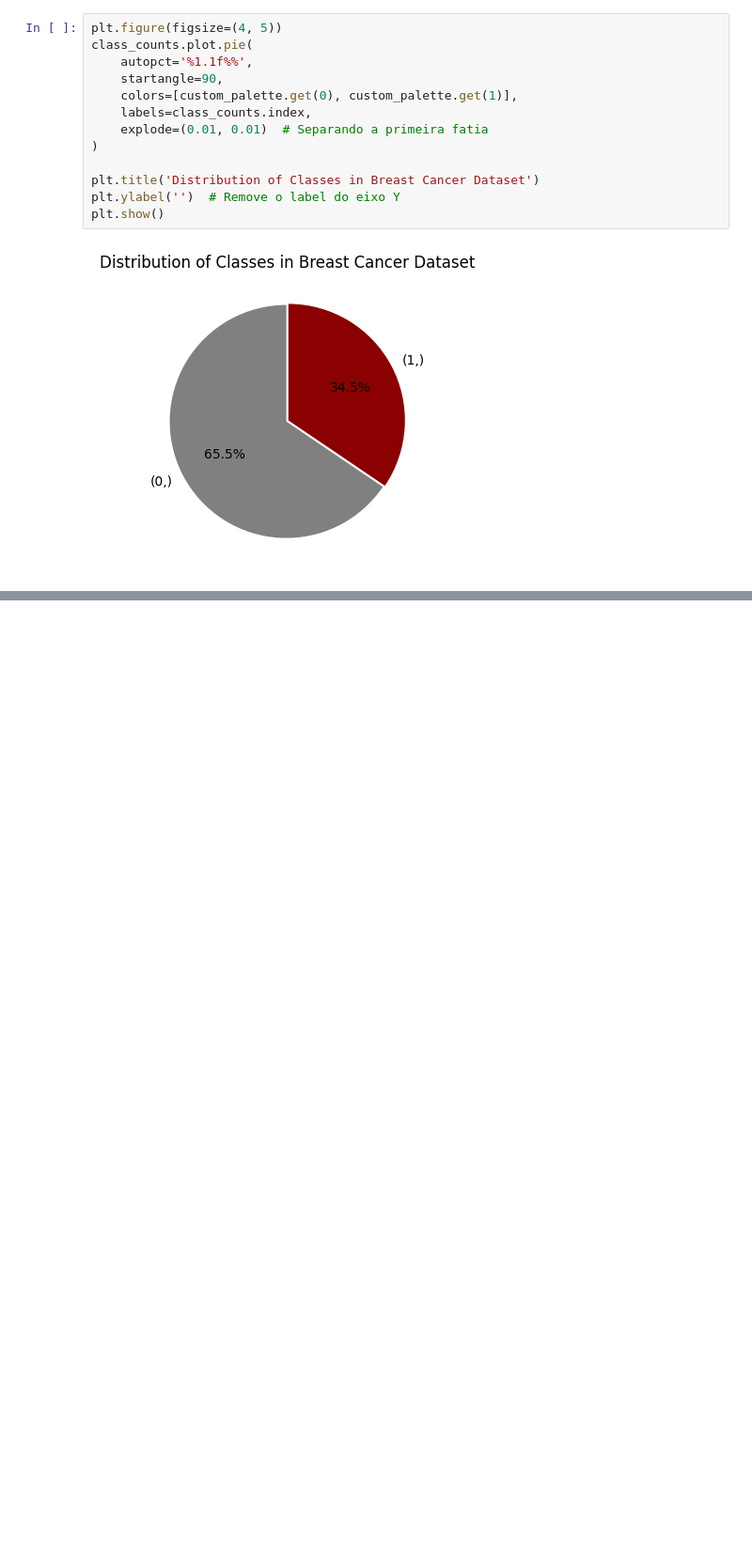
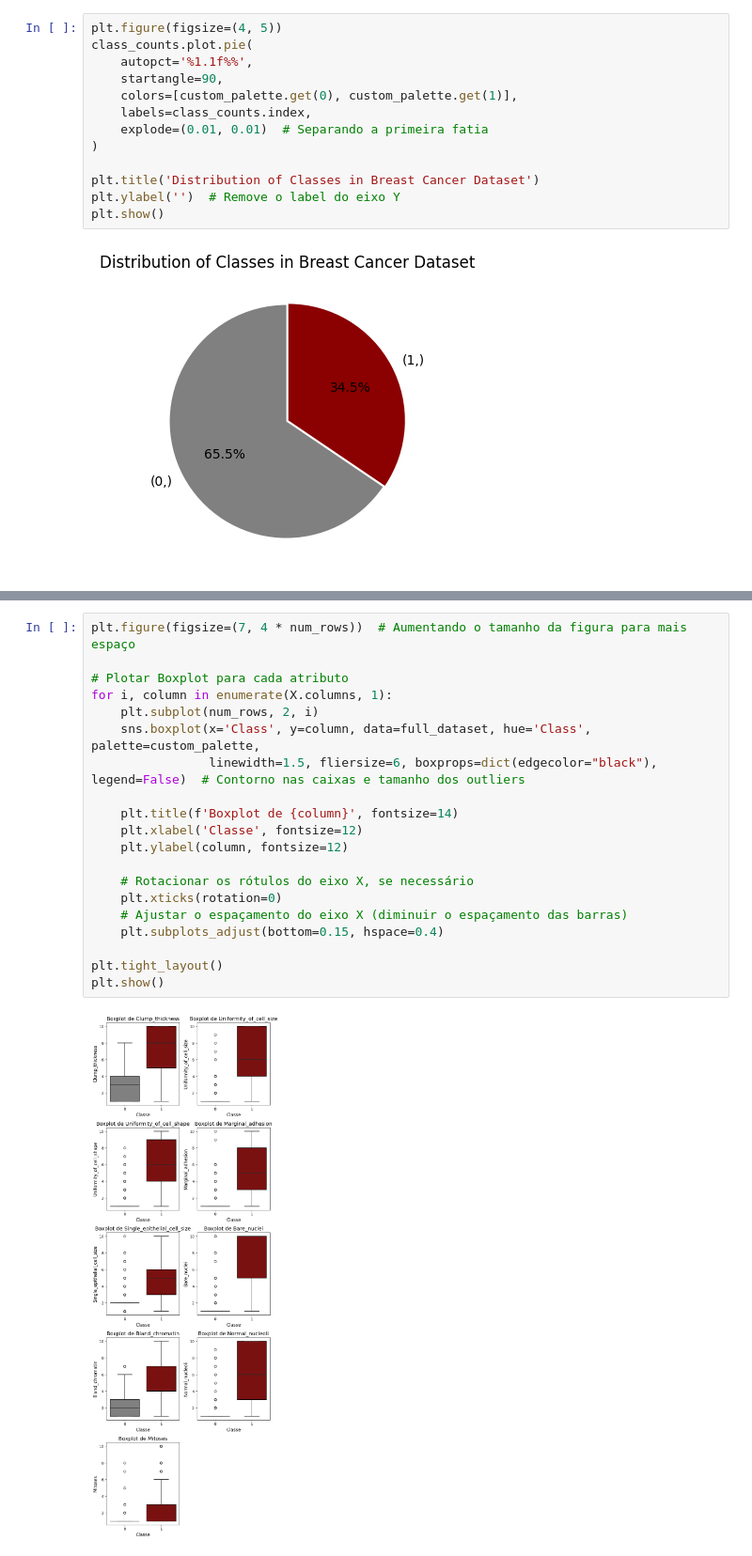
Before and after one commit to IvonLuiz/breast_cancer_kmeans, a Jupyter notebook: breast_cancer_kmeans.ipynb, the cells around one changed output, grey strips where cells are left out. Shown at 94% size. Cells and saved outputs as stored; diff of their text form; blank space fills up the shorter version.

Commit message:
boxplot and correlation matrix

```diff
--- a/breast_cancer_kmeans.ipynb
+++ b/breast_cancer_kmeans.ipynb
@@ -227,0 +231,22 @@ plt.show()
+# %%
+plt.figure(figsize=(7, 4 * num_rows))  # Aumentando o tamanho da figura para mais espaço
+
+# Plotar Boxplot para cada atributo
+for i, column in enumerate(X.columns, 1):
+    plt.subplot(num_rows, 2, i)
+    sns.boxplot(x='Class', y=column, data=full_dataset, hue='Class', palette=custom_palette,
+                linewidth=1.5, fliersize=6, boxprops=dict(edgecolor="black"), legend=False)  # Contorno nas caixas e tamanho dos outliers
+
+    plt.title(f'Boxplot de {column}', fontsize=14)
+    plt.xlabel('Classe', fontsize=12)
+    plt.ylabel(column, fontsize=12)
+
+    # Rotacionar os rótulos do eixo X, se necessário
+    plt.xticks(rotation=0)
+    # Ajustar o espaçamento do eixo X (diminuir o espaçamento das barras)
+    plt.subplots_adjust(bottom=0.15, hspace=0.4)
+
+plt.tight_layout()
+plt.show()
+# %% [output]
+[figure, added]
```
Also changed, not shown: parts of 3 cells of this notebook.
